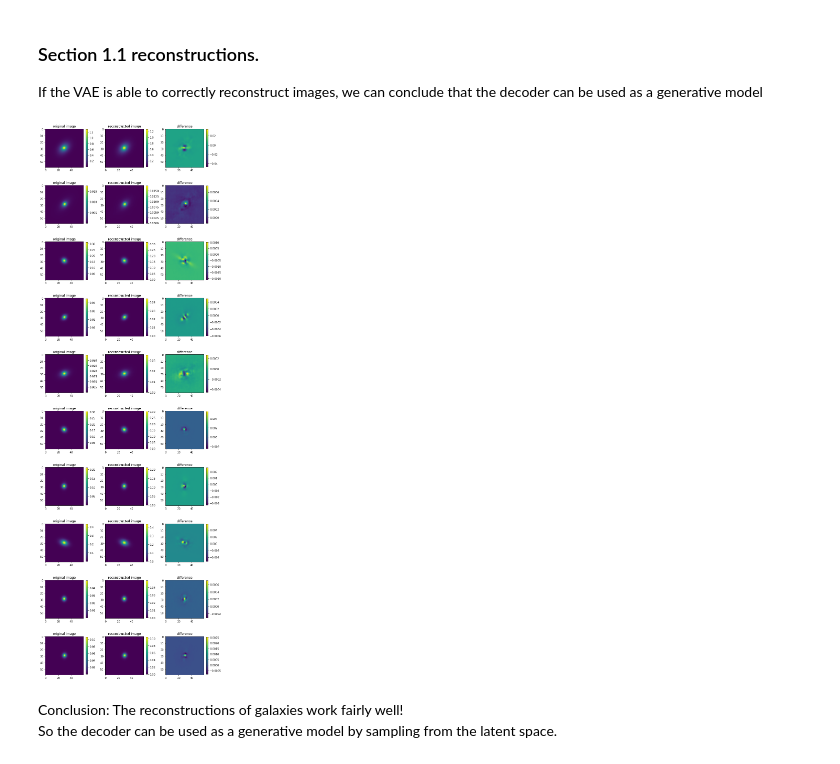
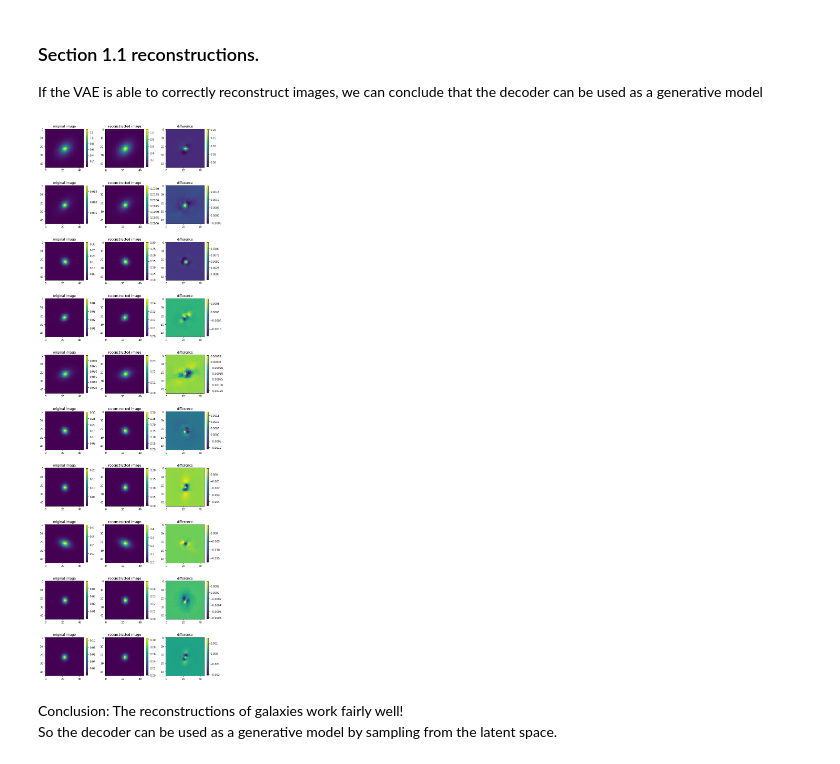
Before and after one commit to b-biswas/MADNESS-legacy, a Jupyter notebook: notebooks/basic_tests.ipynb, the cells around one changed output. Drawn from its saved outputs; the diff is of its cells as text; code cells hidden in the pictures.

```diff
--- a/notebooks/basic_tests.ipynb
+++ b/notebooks/basic_tests.ipynb
@@ -76,7 +71,7 @@ images_blended_normed = np.transpose(images_blended_normed, axes=(0, 2, 3, 1))
 tf.get_logger().setLevel('ERROR')
 
 flow_net = FlowVAEnet(latent_dim=10)
-flow_net.load_flow_weights(weights_path='/pbs/throng/lsst/users/bbiswas/train_debvader/cosmos/updated_cosmos10dim_small_sig/fvae/')
-flow_net.load_vae_weights(weights_path='/pbs/throng/lsst/users/bbiswas/train_debvader/cosmos/updated_cosmos10dim_small_sig/vae/val_loss/')
+#flow_net.load_flow_weights(weights_path="/pbs/throng/lsst/users/bbiswas/FlowDeblender/data/cosmos10d_largesig/flow/val_loss")
+flow_net.load_vae_weights(weights_path="/pbs/throng/lsst/users/bbiswas/FlowDeblender/data/cosmos10d_largesig_largekl/vae/val_loss")
 print(flow_net.vae_model.summary())
 # %% [output]
@@ -117,25 +112,27 @@ model_vae_output_isolated = flow_net.vae_model(images_isolated_normed)
 # %%
 fig, axs = plt.subplots(10, 3, figsize=(10,30))
 
+
 for i in range(10):
+
     image_num = i
     im = axs[i, 0].imshow(images_isolated_normed[image_num][:, :, 2])
     fig.colorbar(im, ax=axs[i, 0], shrink=0.8)
     axs[i, 0].set_title("original image")
 
-    im = axs[i, 1].imshow(model_vae_output_isolated[0].mean().numpy()[image_num][ :, :, 2])
+    im = axs[i, 1].imshow(model_vae_output_isolated.mean().numpy()[image_num][ :, :, 2])
     fig.colorbar(im, ax=axs[i, 1], shrink=0.8)
     axs[i, 1].set_title("reconstructed image")
 
 
-    difference = images_isolated_normed[image_num][:, :, 2] - model_vae_output_isolated[0].mean().numpy()[image_num][ :, :, 2]
+    difference = images_isolated_normed[image_num][:, :, 2] - model_vae_output_isolated.mean().numpy()[image_num][ :, :, 2]
     im = axs[i, 2].imshow(difference)
     fig.colorbar(im, ax=axs[i, 2],shrink=0.8)
     axs[i, 2].set_title("difference")
 
 plt.tight_layout()
 # %% [output]
-[figure, old version]
+[figure, new version]
 # %%
 import tensorflow_probability as tfp
 z = tfp.layers.MultivariateNormalTriL(event_size=10)(flow_net.encoder(images_isolated_normed))
```
Also changed, not shown: parts of 9 cells of this notebook.
